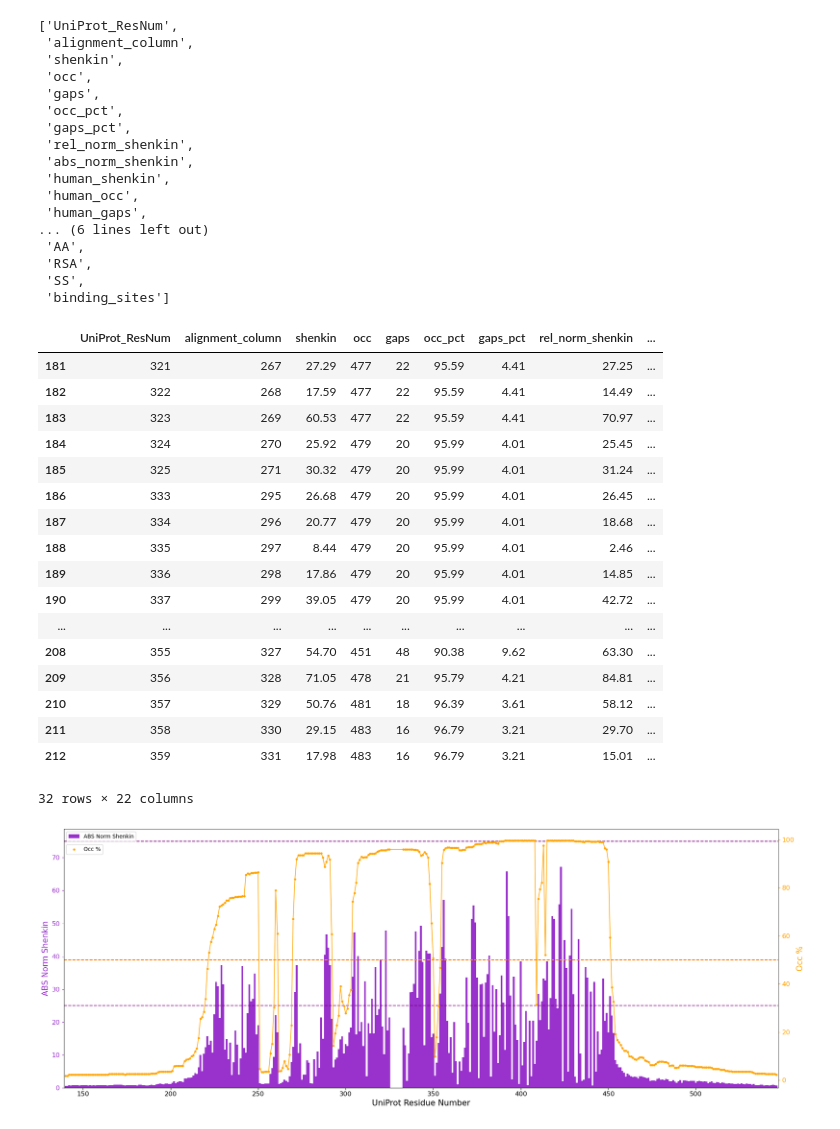
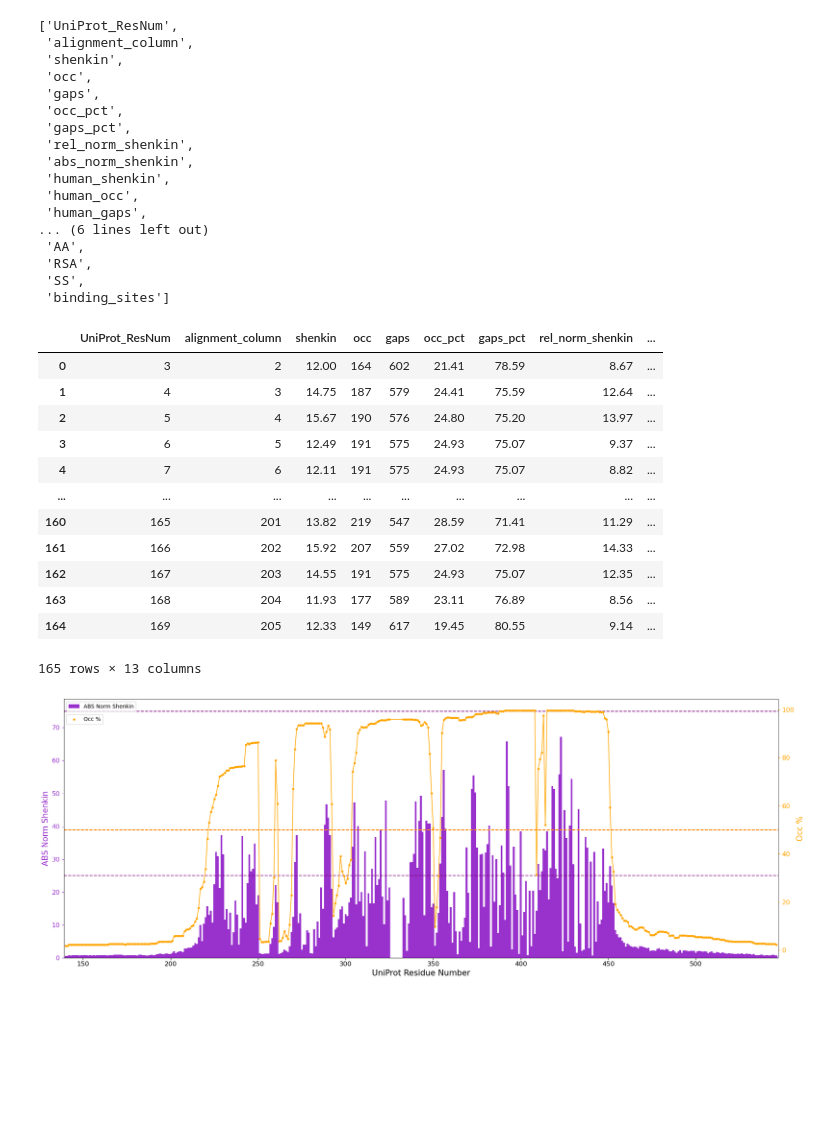
Before and after one commit to JavierSanchez-Utges/LIGYSIS-custom, a Jupyter notebook: cu_fragsys.ipynb, the cells around one changed output. Cells and saved outputs as stored; diff of their text form; code cells hidden in the pictures; blank space fills up the shorter version.

```diff
--- a/cu_fragsys.ipynb
+++ b/cu_fragsys.ipynb
@@ -6,7 +6,7 @@ import seaborn as sns
 import matplotlib.pyplot as plt
 # %%
 wd = "."
-input_id = "CMTR1_XChem_hits"
+input_id = "faba_pandda_hits"
 in_dir = os.path.join(wd, "input", input_id)
 out_dir = os.path.join(wd, "output", input_id)
 results_dir = os.path.join(out_dir, "results")
@@ -32,27 +32,22 @@ final_df.columns.tolist()
  'RSA',
  'SS',
  'binding_sites']
-# %%
-final_df.query('UniProt_ResNum > 320 & UniProt_ResNum < 360')
-# %% [output]
-|  | UniProt_ResNum | alignment_column | shenkin | occ | gaps | occ_pct | gaps_pct | rel_norm_shenkin | ... |
-| 181 | 321 | 267 | 27.29 | 477 | 22 | 95.59 | 4.41 | 27.25 | ... |
-| 182 | 322 | 268 | 17.59 | 477 | 22 | 95.59 | 4.41 | 14.49 | ... |
-| 183 | 323 | 269 | 60.53 | 477 | 22 | 95.59 | 4.41 | 70.97 | ... |
-| 184 | 324 | 270 | 25.92 | 479 | 20 | 95.99 | 4.01 | 25.45 | ... |
-| 185 | 325 | 271 | 30.32 | 479 | 20 | 95.99 | 4.01 | 31.24 | ... |
-| 186 | 333 | 295 | 26.68 | 479 | 20 | 95.99 | 4.01 | 26.45 | ... |
-| 187 | 334 | 296 | 20.77 | 479 | 20 | 95.99 | 4.01 | 18.68 | ... |
-| 188 | 335 | 297 | 8.44 | 479 | 20 | 95.99 | 4.01 | 2.46 | ... |
-| 189 | 336 | 298 | 17.86 | 479 | 20 | 95.99 | 4.01 | 14.85 | ... |
-| 190 | 337 | 299 | 39.05 | 479 | 20 | 95.99 | 4.01 | 42.72 | ... |
-| ... | ... | ... | ... | ... | ... | ... | ... | ... | ... |
-| 208 | 355 | 327 | 54.70 | 451 | 48 | 90.38 | 9.62 | 63.30 | ... |
-| 209 | 356 | 328 | 71.05 | 478 | 21 | 95.79 | 4.21 | 84.81 | ... |
-| 210 | 357 | 329 | 50.76 | 481 | 18 | 96.39 | 3.61 | 58.12 | ... |
-| 211 | 358 | 330 | 29.15 | 483 | 16 | 96.79 | 3.21 | 29.70 | ... |
-| 212 | 359 | 331 | 17.98 | 483 | 16 | 96.79 | 3.21 | 15.01 | ... |
-32 rows × 22 columns
+# %%
+final_df
+# %% [output]
+|  | UniProt_ResNum | alignment_column | shenkin | occ | gaps | occ_pct | gaps_pct | rel_norm_shenkin | ... |
+| 0 | 3 | 2 | 12.00 | 164 | 602 | 21.41 | 78.59 | 8.67 | ... |
+| 1 | 4 | 3 | 14.75 | 187 | 579 | 24.41 | 75.59 | 12.64 | ... |
+| 2 | 5 | 4 | 15.67 | 190 | 576 | 24.80 | 75.20 | 13.97 | ... |
+| 3 | 6 | 5 | 12.49 | 191 | 575 | 24.93 | 75.07 | 9.37 | ... |
+| 4 | 7 | 6 | 12.11 | 191 | 575 | 24.93 | 75.07 | 8.82 | ... |
+| ... | ... | ... | ... | ... | ... | ... | ... | ... | ... |
+| 160 | 165 | 201 | 13.82 | 219 | 547 | 28.59 | 71.41 | 11.29 | ... |
+| 161 | 166 | 202 | 15.92 | 207 | 559 | 27.02 | 72.98 | 14.33 | ... |
+| 162 | 167 | 203 | 14.55 | 191 | 575 | 24.93 | 75.07 | 12.35 | ... |
+| 163 | 168 | 204 | 11.93 | 177 | 589 | 23.11 | 76.89 | 8.56 | ... |
+| 164 | 169 | 205 | 12.33 | 149 | 617 | 19.45 | 80.55 | 9.14 | ... |
+165 rows × 13 columns
 # %%
 # Create the figure and the first axis (ax1)
 
```
Also changed, not shown: 3 other files.
